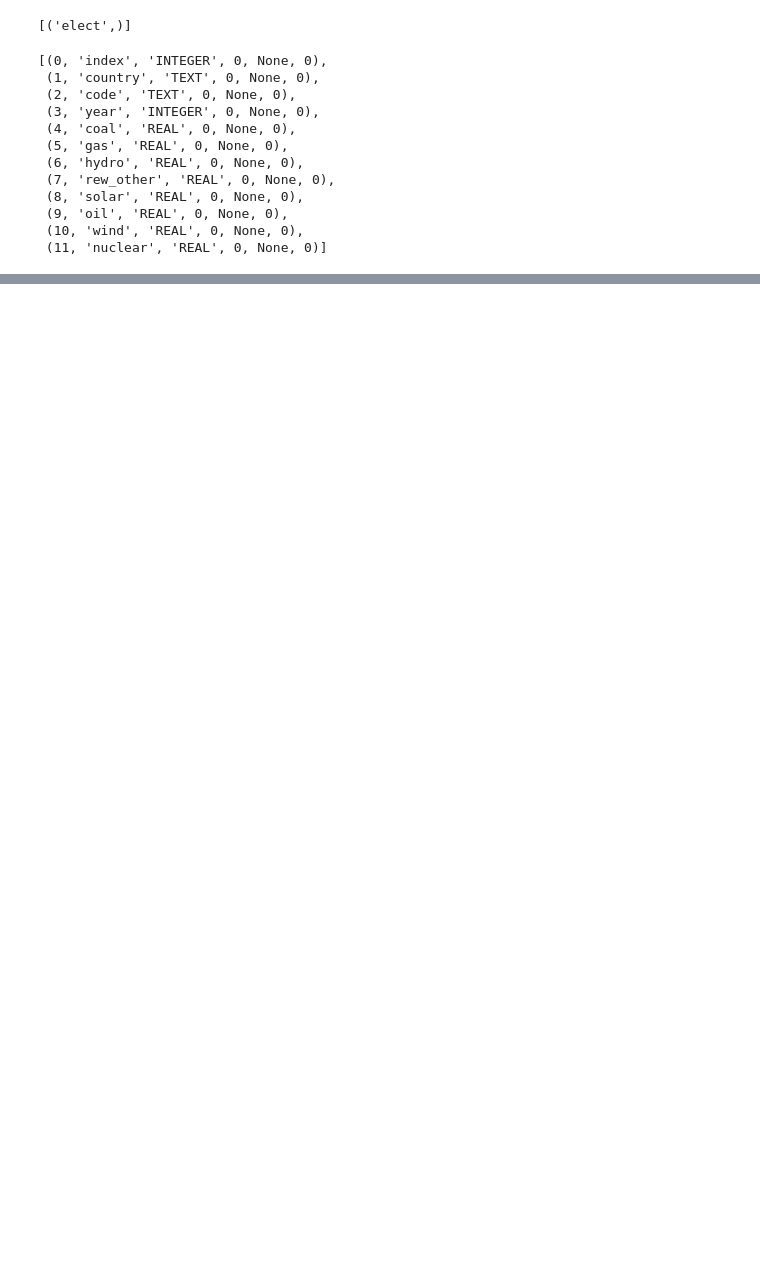
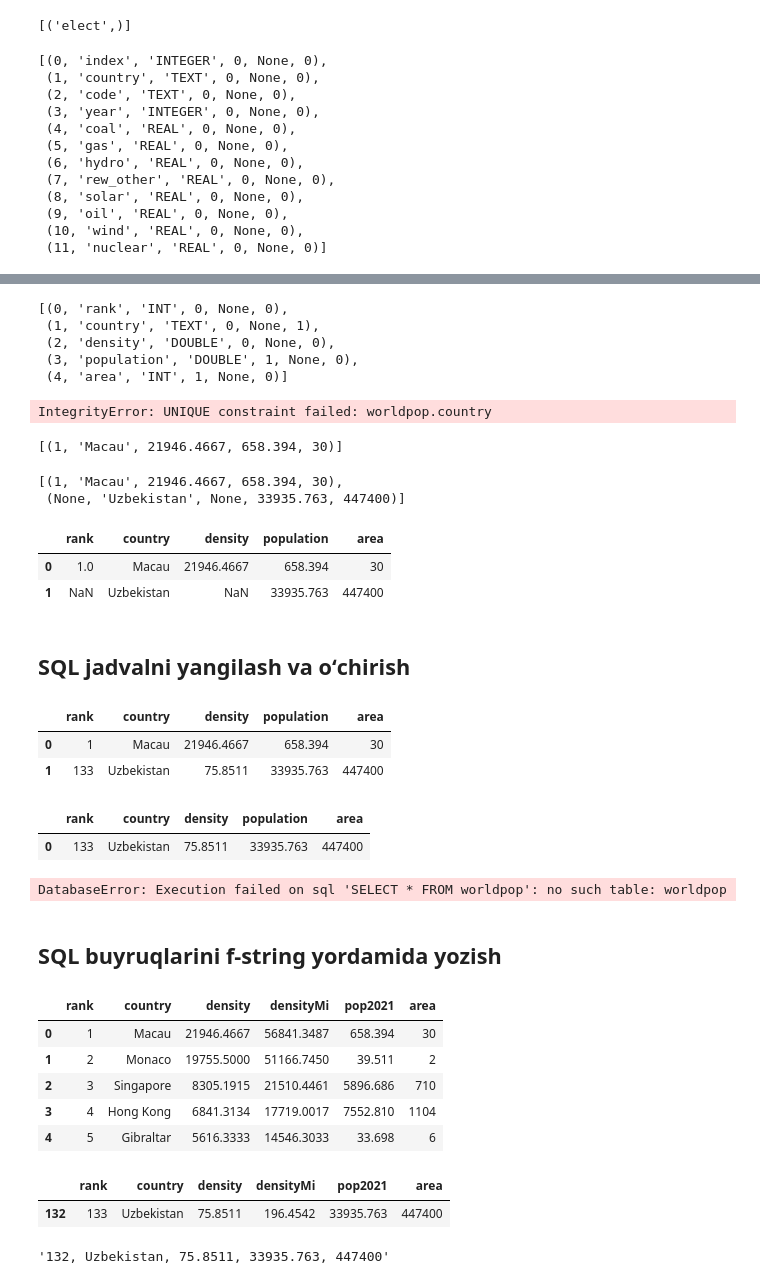
Before and after one commit to ulubeykhuja/mohir_dev_lessons, a Jupyter notebook: 4-sql.ipynb, the cells around one changed output, grey strips where cells are left out. Drawn from its saved outputs; the diff is of its cells as text; code cells hidden in the pictures; blank space fills up the shorter version.

Commit message:
Updated SQL notebook and added population dataset

```diff
--- a/4-sql.ipynb
+++ b/4-sql.ipynb
@@ -327,0 +347,22 @@ pd.read_sql(query, db)
+# %%
+# jadval taratildi
+cursor.execute("PRAGMA table_info(worldpop);")
+cursor.fetchall()
+# %% [output]
+[(0, 'rank', 'INT', 0, None, 0),
+ (1, 'country', 'TEXT', 0, None, 1),
+ (2, 'density', 'DOUBLE', 0, None, 0),
+ (3, 'population', 'DOUBLE', 1, None, 0),
+ (4, 'area', 'INT', 1, None, 0)]
+# %%
+# qiymat kiritish
+query = "INSERT INTO worldpop VALUES (1, 'Macau', 21946.4667, 658.3940, 30)"
+cursor.execute(query)
+db.commit()
+# %% [output]
+IntegrityError: UNIQUE constraint failed: worldpop.country
+# %%
+cursor.execute("SELECT * FROM worldpop")
+cursor.fetchall()
+# %% [output]
+[(1, 'Macau', 21946.4667, 658.394, 30)]
@@ -327,0 +374,14 @@ pd.read_sql(query, db)
+# %%
+cursor.execute("SELECT * FROM worldpop")
+cursor.fetchall()
+# %% [output]
+[(1, 'Macau', 21946.4667, 658.394, 30),
+ (None, 'Uzbekistan', None, 33935.763, 447400)]
+# %%
+pd.read_sql("SELECT * FROM worldpop", db)
+# %% [output]
+|  | rank | country | density | population | area |
+| 0 | 1.0 | Macau | 21946.4667 | 658.394 | 30 |
+| 1 | NaN | Uzbekistan | NaN | 33935.763 | 447400 |
+# %% [markdown]
+## SQL jadvalni yangilash va oʻchirish
@@ -327,0 +392,6 @@ pd.read_sql(query, db)
+# %%
+pd.read_sql("SELECT * FROM worldpop", db)
+# %% [output]
+|  | rank | country | density | population | area |
+| 0 | 1 | Macau | 21946.4667 | 658.394 | 30 |
+| 1 | 133 | Uzbekistan | 75.8511 | 33935.763 | 447400 |
@@ -327,0 +402,5 @@ pd.read_sql(query, db)
+# %%
+pd.read_sql("SELECT * FROM worldpop", db)
+# %% [output]
+|  | rank | country | density | population | area |
+| 0 | 133 | Uzbekistan | 75.8511 | 33935.763 | 447400 |
@@ -327,0 +411,16 @@ pd.read_sql(query, db)
+# %%
+pd.read_sql("SELECT * FROM worldpop", db)
+# %% [output]
+DatabaseError: Execution failed on sql 'SELECT * FROM worldpop': no such table: worldpop
+# %% [markdown]
+## SQL buyruqlarini f-string yordamida yozish
+# %%
+df = pd.read_csv("world_population.csv")
+df.head()
+# %% [output]
+|  | rank | country | density | densityMi | pop2021 | area |
+| 0 | 1 | Macau | 21946.4667 | 56841.3487 | 658.394 | 30 |
+| 1 | 2 | Monaco | 19755.5000 | 51166.7450 | 39.511 | 2 |
+| 2 | 3 | Singapore | 8305.1915 | 21510.4461 | 5896.686 | 710 |
+| 3 | 4 | Hong Kong | 6841.3134 | 17719.0017 | 7552.810 | 1104 |
+| 4 | 5 | Gibraltar | 5616.3333 | 14546.3033 | 33.698 | 6 |
@@ -327,0 +439,15 @@ pd.read_sql(query, db)
+# %%
+uz = df[df.country == 'Uzbekistan']
+uz
+# %% [output]
+|  | rank | country | density | densityMi | pop2021 | area |
+| 132 | 133 | Uzbekistan | 75.8511 | 196.4542 | 33935.763 | 447400 |
+# %%
+rank = uz.index.values[0]
+countru = uz.at[rank, 'country']
+density = uz.at[rank, 'density']
+population = uz.at[rank, 'pop2021']
+area = uz.at[rank, 'area']
+print(f"{rank}, {countru}, {density}, {population}, {area}")
+# %% [output]
+'132, Uzbekistan, 75.8511, 33935.763, 447400'
```
Also changed, not shown: parts of 14 cells of this notebook, 2 other files.
